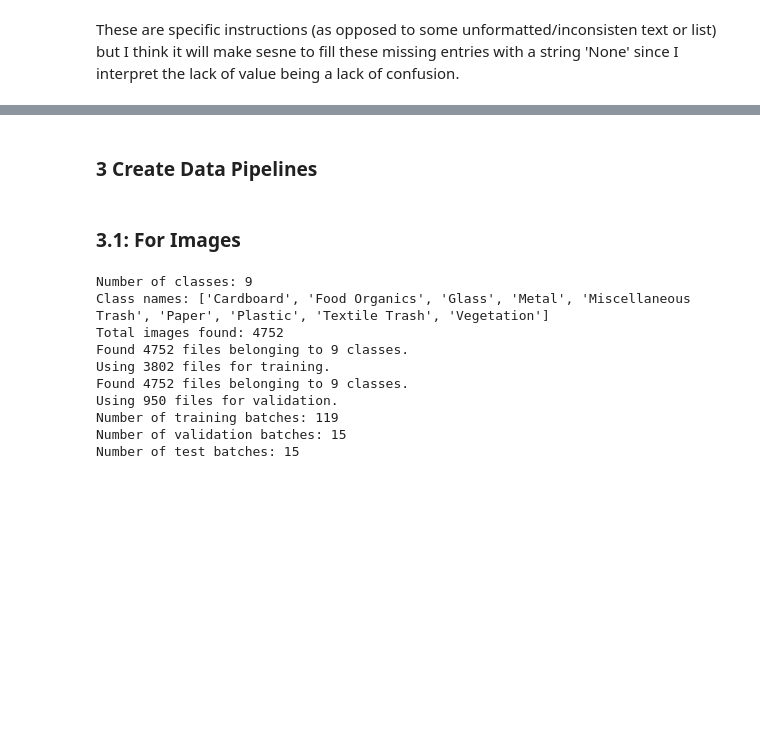
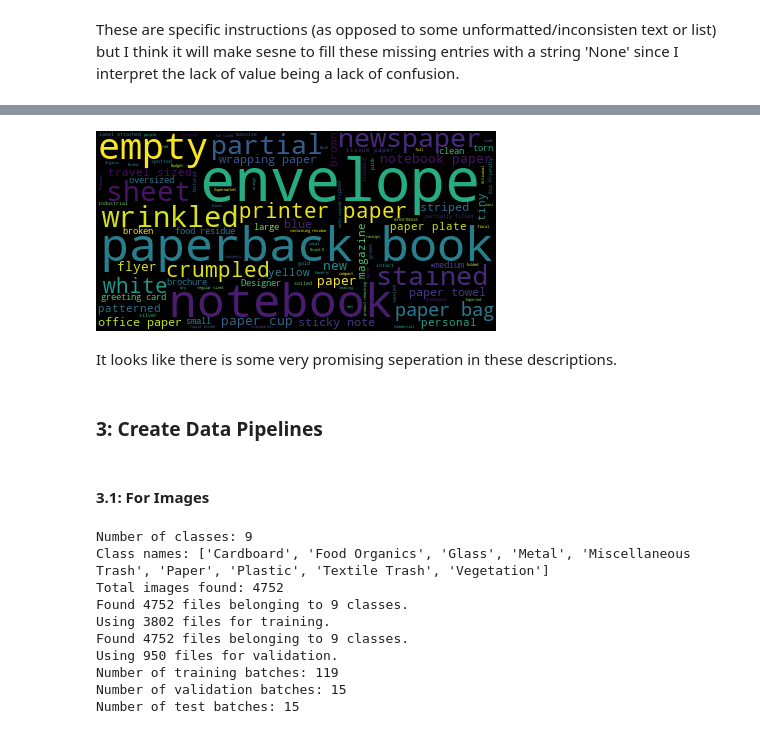
Before and after one commit to gpo2105/Deep_Analytics_Lab, a Jupyter notebook: final_submission.ipynb, the cells around one changed output, grey strips where cells are left out. Saved outputs shown, nothing was run; the diff lists cells and outputs as text; code cells hidden in the pictures; blank space fills up the shorter version.

```diff
--- a/final_submission.ipynb
+++ b/final_submission.ipynb
@@ -359,7 +429,16 @@ These are specific instructions (as opposed to some unformatted/inconsisten text
+# %%
+txt = '.  '.join(descriptions[descriptions.category=='Paper']['description'])
+cloud = WordCloud(max_words=100)
+cloud.generate(txt)
+cloud.to_image()
+# %% [output]
+[figure, added]
+# %% [markdown]
+It looks like there is some very promising seperation in these descriptions.
 # %% [markdown]
-### 3 Create Data Pipelines
+### 3: Create Data Pipelines
 # %% [markdown]
-### 3.1:  For Images
+#### 3.1:  For Images
 # %%
 # Run this code to setup the images properly into train, validation, and test sets
 # Set your data directory path - update this with your actual path
```
Also changed, not shown: parts of 30 cells of this notebook.
